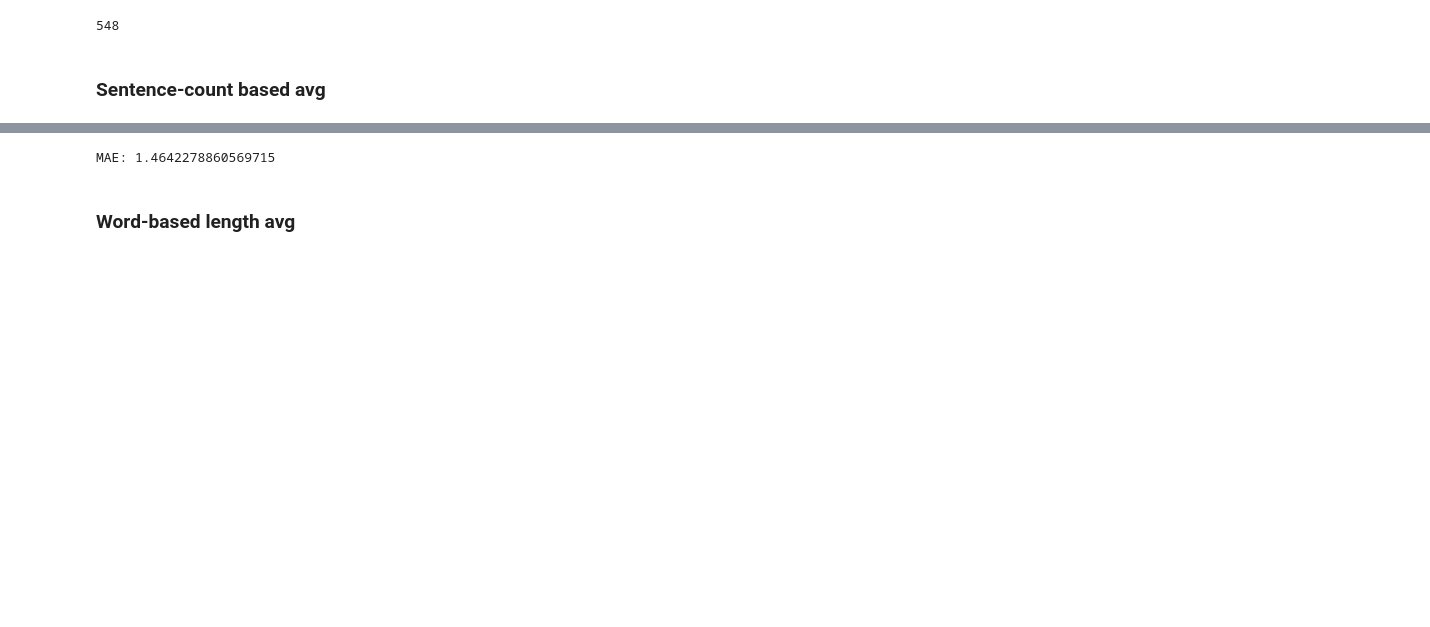
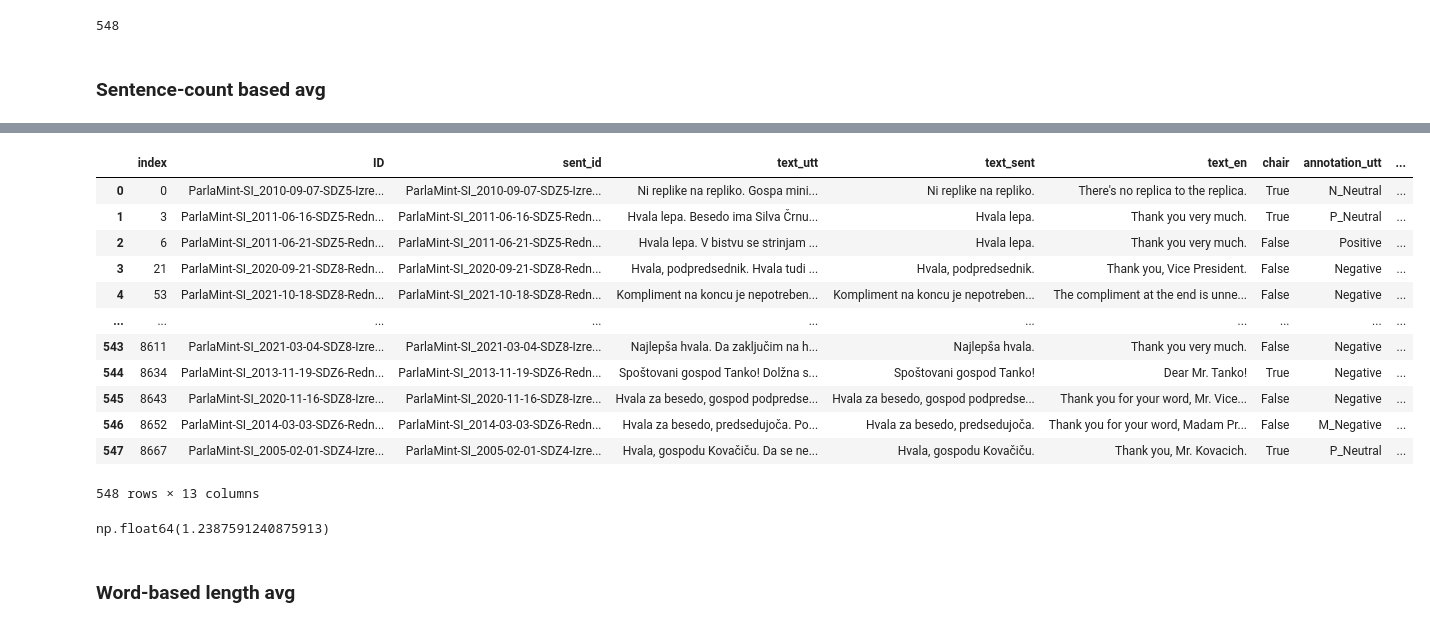
Before and after one commit to katjameden/ParlaMint_Sentiment, a Jupyter notebook: Aggregation/Notebooks/Metrics.ipynb, the cells around one changed output, grey strips where cells are left out. Drawn from its saved outputs; the diff is of its cells as text; code cells hidden in the pictures; blank space fills up the shorter version.

```diff
--- a/Aggregation/Notebooks/Metrics.ipynb
+++ b/Aggregation/Notebooks/Metrics.ipynb
@@ -33,6 +21,6 @@ print('No. of one-sentence utterances: ', two_sentence)
 No. of one-sentence utterances:  107
 No. of one-sentence utterances:  145
 # %%
-filtered_df = df[df["ID"].isin(sentence_count[sentence_count >= 3].index)]
-filtered_df
+df1 = df[df["ID"].isin(sentence_count[sentence_count >= 3].index)]
+len(df1)
 # %% [output]
@@ -57,8 +33,8 @@ len(check)
 # %% [markdown]
 ### Sentence-count based avg
 # %%
-filtered_df['count'] = filtered_df.groupby('ID')['sent_id'].transform('count')
-filtered_df
+df1['count'] = df1.groupby('ID')['sent_id'].transform('count')
+df1.head()
 # %% [output]
 A value is trying to be set on a copy of a slice from a DataFrame.
 Try using .loc[row_indexer,col_indexer] = value instead
@@ -84,8 +53,9 @@ See the caveats in the documentation: https://pandas.pydata.org/pandas-docs/stab
 # %%
 count_avg = (
-    filtered_df.groupby('ID')
+    df1.groupby('ID')
     .apply(lambda x: (x['annotation_sent'] * x['count']).sum() / x['count'].sum())
     .reset_index(name='count_avg')
 )
 
-filtered_df = filtered_df.merge(count_avg, on='ID')
+df1 = df1.merge(count_avg, on='ID')
+df1.head()
@@ -125,8 +69,27 @@ filtered_df
-# %%
-count_avg_mae = (filtered_df["annotation_utt_score"] - filtered_df["count_avg"]).abs().mean()
-print(f"MAE: {count_avg_mae}")
-# %% [output]
-MAE: 1.4642278860569715
+# %%
+df1["count_avg"] = df1["count_avg"].round(2)
+df_count = df1.drop_duplicates(subset=['ID']).reset_index()
+df_count
+# %% [output]
+|  | index | ID | sent_id | text_utt | text_sent | text_en | chair | annotation_utt | ... |
+| 0 | 0 | ParlaMint-SI_2010-09-07-SDZ5-Izre... | ParlaMint-SI_2010-09-07-SDZ5-Izre... | Ni replike na repliko. Gospa mini... | Ni replike na repliko. | There's no replica to the replica. | True | N_Neutral | ... |
+| 1 | 3 | ParlaMint-SI_2011-06-16-SDZ5-Redn... | ParlaMint-SI_2011-06-16-SDZ5-Redn... | Hvala lepa. Besedo ima Silva Črnu... | Hvala lepa. | Thank you very much. | True | P_Neutral | ... |
+| 2 | 6 | ParlaMint-SI_2011-06-21-SDZ5-Redn... | ParlaMint-SI_2011-06-21-SDZ5-Redn... | Hvala lepa. V bistvu se strinjam ... | Hvala lepa. | Thank you very much. | False | Positive | ... |
+| 3 | 21 | ParlaMint-SI_2020-09-21-SDZ8-Redn... | ParlaMint-SI_2020-09-21-SDZ8-Redn... | Hvala, podpredsednik. Hvala tudi ... | Hvala, podpredsednik. | Thank you, Vice President. | False | Negative | ... |
+| 4 | 53 | ParlaMint-SI_2021-10-18-SDZ8-Redn... | ParlaMint-SI_2021-10-18-SDZ8-Redn... | Kompliment na koncu je nepotreben... | Kompliment na koncu je nepotreben... | The compliment at the end is unne... | False | Negative | ... |
+| ... | ... | ... | ... | ... | ... | ... | ... | ... | ... |
+| 543 | 8611 | ParlaMint-SI_2021-03-04-SDZ8-Izre... | ParlaMint-SI_2021-03-04-SDZ8-Izre... | Najlepša hvala. Da zaključim na h... | Najlepša hvala. | Thank you very much. | False | Negative | ... |
+| 544 | 8634 | ParlaMint-SI_2013-11-19-SDZ6-Redn... | ParlaMint-SI_2013-11-19-SDZ6-Redn... | Spoštovani gospod Tanko! Dolžna s... | Spoštovani gospod Tanko! | Dear Mr. Tanko! | True | Negative | ... |
+| 545 | 8643 | ParlaMint-SI_2020-11-16-SDZ8-Izre... | ParlaMint-SI_2020-11-16-SDZ8-Izre... | Hvala za besedo, gospod podpredse... | Hvala za besedo, gospod podpredse... | Thank you for your word, Mr. Vice... | False | Negative | ... |
+| 546 | 8652 | ParlaMint-SI_2014-03-03-SDZ6-Redn... | ParlaMint-SI_2014-03-03-SDZ6-Redn... | Hvala za besedo, predsedujoča. Po... | Hvala za besedo, predsedujoča. | Thank you for your word, Madam Pr... | False | M_Negative | ... |
+| 547 | 8667 | ParlaMint-SI_2005-02-01-SDZ4-Izre... | ParlaMint-SI_2005-02-01-SDZ4-Izre... | Hvala, gospodu Kovačiču. Da se ne... | Hvala, gospodu Kovačiču. | Thank you, Mr. Kovacich. | True | P_Neutral | ... |
+548 rows × 13 columns
+# %%
+from sklearn.metrics import mean_absolute_error
+mae = mean_absolute_error(df_count['annotation_utt_score'], df_count['count_avg'])
+mae
+# %% [output]
+np.float64(1.2387591240875913)
 # %% [markdown]
 ### Word-based length avg
 # %%
```
Also changed, not shown: parts of 23 cells of this notebook.
